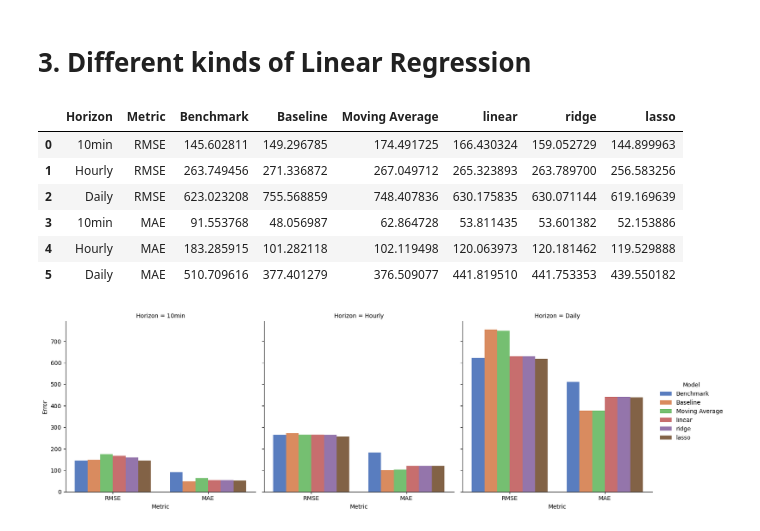
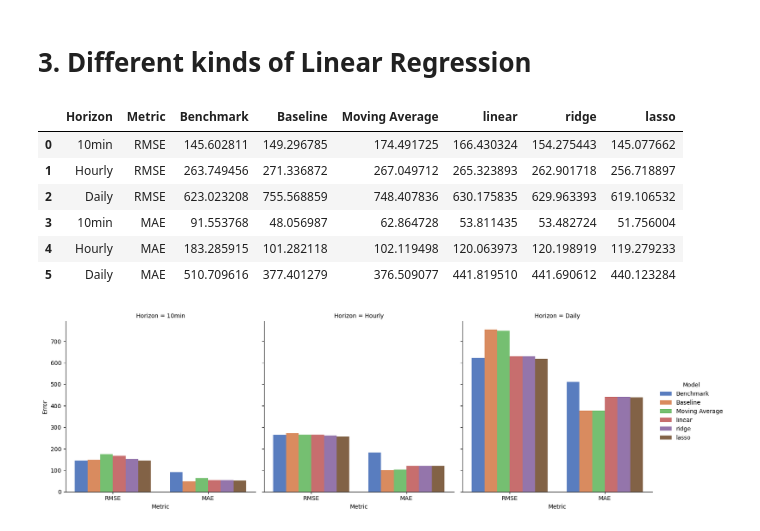
Before and after one commit to H-Kugler/forecasting-wind-power, a Jupyter notebook: notebooks/basic_models.ipynb, the cells around one changed output. Drawn from its saved outputs; the diff is of its cells as text; code cells hidden in the pictures.

Commit message:
linear regression finished

```diff
--- a/notebooks/basic_models.ipynb
+++ b/notebooks/basic_models.ipynb
@@ -37,10 +64,10 @@ results_braz = pd.melt(results_braz, id_vars=['Horizon'], value_vars=['RMSE', 'M
 # %%
 # load cleaned data
-turbine_two = pd.read_csv(f'../data/cleaned/turbine_brit_{TURBINE_ID_BRITISH}.csv')
+turbine_brit = pd.read_csv(f"../data/cleaned/turbine_brit_{TURBINE_ID_BRITISH}.csv")
 
 # use date column as index and convert to datetime
-turbine_two['Date'] = pd.to_datetime(turbine_two['Date'])
-turbine_two.set_index('Date', inplace=True)
-#turbine_two.head()
+turbine_brit["Date"] = pd.to_datetime(turbine_brit["Date"])
+turbine_brit.set_index("Date", inplace=True)
+# turbine_two.head()
 # %%
 # transform data into a supervised learning problem
@@ -67,7 +96,7 @@ res = []
 predictions = []
 
 for horizon in HORIZONS:
-    model = Baseline(data=turbine_two, horizon=horizon)
+    model = Baseline(data=turbine_brit, horizon=horizon)
     model.fit(test_start=test_start_brit, test_end=test_end_brit)
     preds = model.predict()
     rmse = np.sqrt(mean_squared_error(y_true=model.y_test, y_pred=preds))
@@ -75,4 +104,4 @@ for horizon in HORIZONS:
     res.append([rmse, mae])
     predictions.append(preds)
 
-results_brit['Baseline'] = np.ravel(np.array(res), order='F')
+results_brit["Baseline"] = np.ravel(np.array(res), order="F")
@@ -87,7 +114,9 @@ res = []
 predictions = []
 
 for horizon in HORIZONS:
-    model = MovingAverage(data=turbine_two, horizon=horizon, window_size=5, discount=0.9)
+    model = MovingAverage(
+        data=turbine_brit, horizon=horizon, window_size=5, discount=0.9
+    )
     model.fit(test_start=test_start_brit, test_end=test_end_brit)
     preds = model.predict()
     rmse = np.sqrt(mean_squared_error(y_true=model.y_test, y_pred=preds))
@@ -95,4 +124,4 @@ for horizon in HORIZONS:
     res.append([rmse, mae])
     predictions.append(preds)
 
-results_brit['Moving Average'] = np.ravel(np.array(res), order='F')
+results_brit["Moving Average"] = np.ravel(np.array(res), order="F")
@@ -106,27 +130,29 @@ vis.barplot_errors(df=results_brit, models=['Benchmark', 'Baseline', 'Moving Ave
 # %%
 lrs = ["linear", "ridge", "lasso"]
 for lr in lrs:
     res = []
     predictions = []
     for horizon in HORIZONS:
-        model = Regression(data=turbine_two, horizon=horizon, window_size=5, model=lr, alpha=0.5)
+        model = Regression(
+            data=turbine_brit, horizon=horizon, window_size=5, model=lr, alpha=1.2
+        )
         model.fit(test_start=test_start_brit, test_end=test_end_brit)
         preds = model.predict()
         rmse = np.sqrt(mean_squared_error(y_true=model.y_test, y_pred=preds))
         mae = median_absolute_error(y_true=model.y_test, y_pred=preds)
         res.append([rmse, mae])
         predictions.append(preds)
 
-    results_brit[lr] = np.ravel(np.array(res), order='F')
+    results_brit[lr] = np.ravel(np.array(res), order="F")
 
 results_brit
 # %% [output]
 |  | Horizon | Metric | Benchmark | Baseline | Moving Average | linear | ridge | lasso |
-| 0 | 10min | RMSE | 145.602811 | 149.296785 | 174.491725 | 166.430324 | 159.052729 | 144.899963 |
-| 1 | Hourly | RMSE | 263.749456 | 271.336872 | 267.049712 | 265.323893 | 263.789700 | 256.583256 |
-| 2 | Daily | RMSE | 623.023208 | 755.568859 | 748.407836 | 630.175835 | 630.071144 | 619.169639 |
-| 3 | 10min | MAE | 91.553768 | 48.056987 | 62.864728 | 53.811435 | 53.601382 | 52.153886 |
-| 4 | Hourly | MAE | 183.285915 | 101.282118 | 102.119498 | 120.063973 | 120.181462 | 119.529888 |
-| 5 | Daily | MAE | 510.709616 | 377.401279 | 376.509077 | 441.819510 | 441.753353 | 439.550182 |
+| 0 | 10min | RMSE | 145.602811 | 149.296785 | 174.491725 | 166.430324 | 154.275443 | 145.077662 |
+| 1 | Hourly | RMSE | 263.749456 | 271.336872 | 267.049712 | 265.323893 | 262.901718 | 256.718897 |
+| 2 | Daily | RMSE | 623.023208 | 755.568859 | 748.407836 | 630.175835 | 629.963393 | 619.106532 |
+| 3 | 10min | MAE | 91.553768 | 48.056987 | 62.864728 | 53.811435 | 53.482724 | 51.756004 |
+| 4 | Hourly | MAE | 183.285915 | 101.282118 | 102.119498 | 120.063973 | 120.198919 | 119.279233 |
+| 5 | Daily | MAE | 510.709616 | 377.401279 | 376.509077 | 441.819510 | 441.690612 | 440.123284 |
 # %%
 # plot results
```
Also changed, not shown: parts of 8 cells of this notebook, 5 other files.
